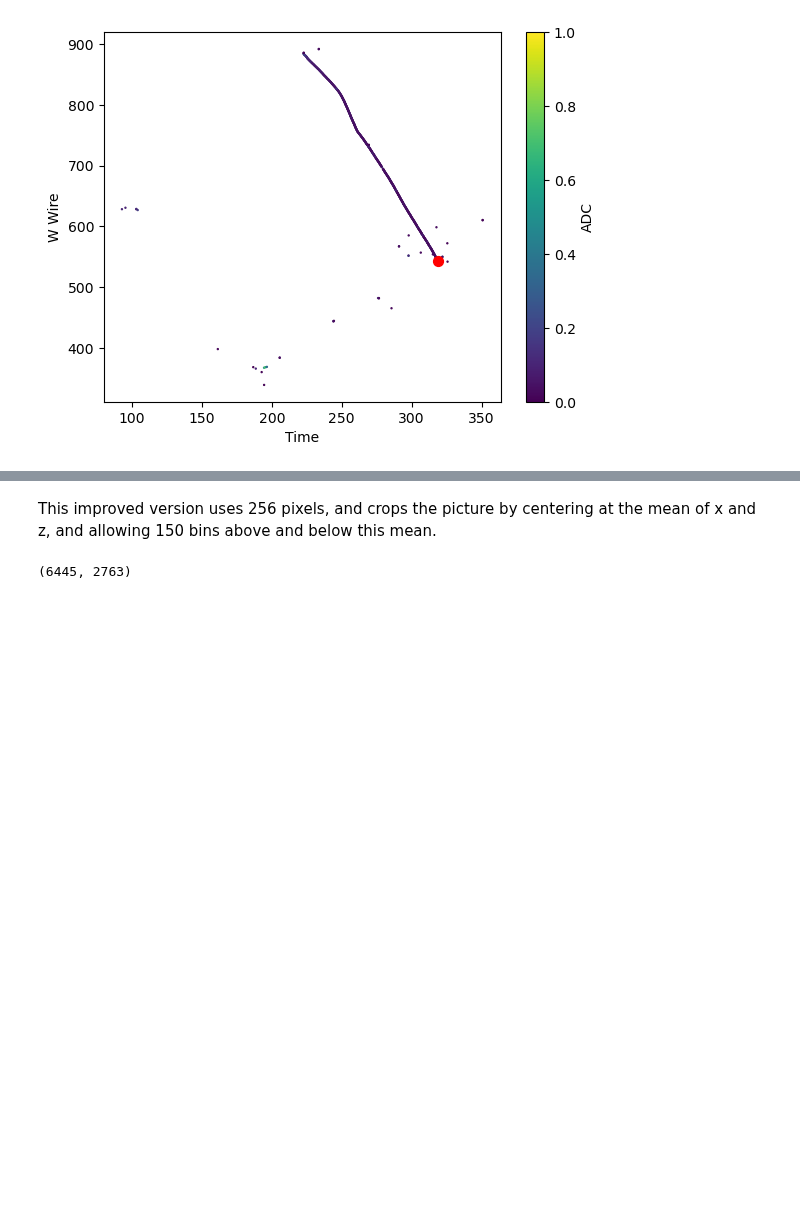
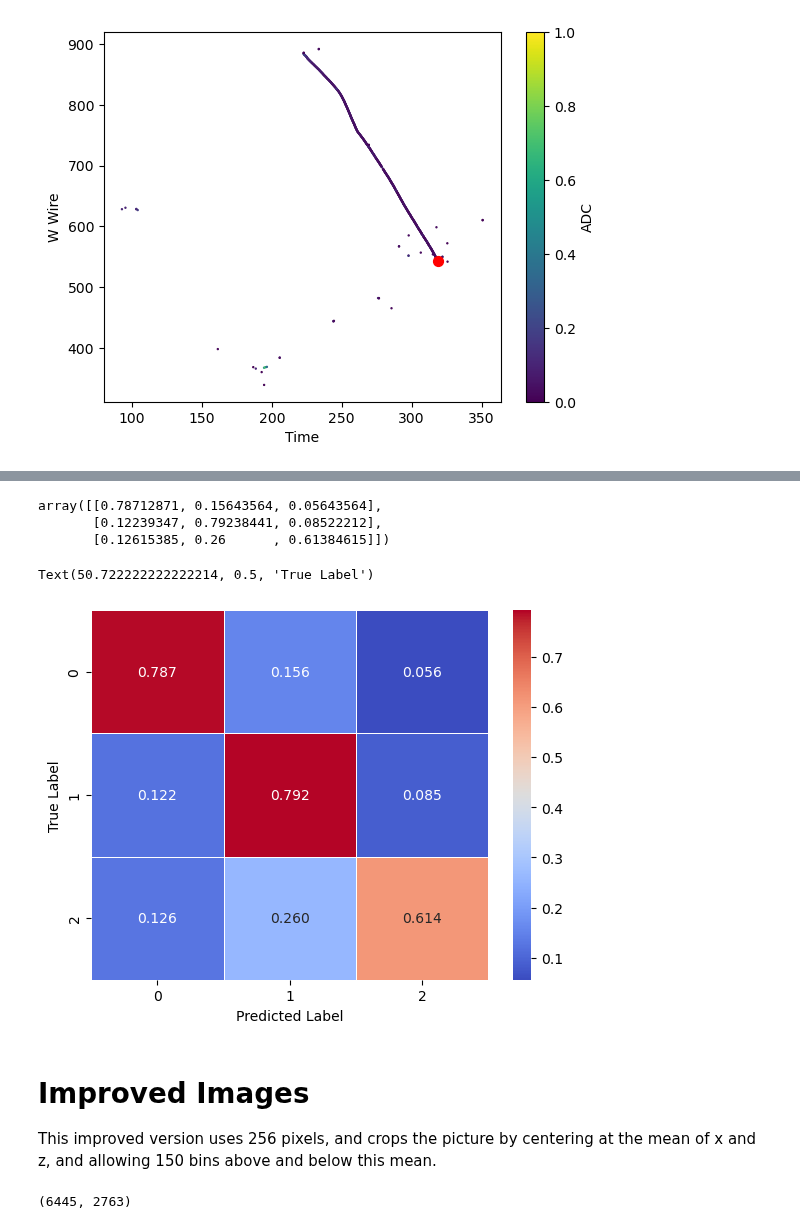
Before and after one commit to mohummudh/neutrinos-dune, a Jupyter notebook: mohammed/CNN/CNN.ipynb, the cells around one changed output, grey strips where cells are left out. Cells and saved outputs as stored; diff of their text form; code cells hidden in the pictures; blank space fills up the shorter version.

```diff
--- a/mohammed/CNN/CNN.ipynb
+++ b/mohammed/CNN/CNN.ipynb
@@ -155,4 +287,32 @@ def image():
+# %%
+from sklearn.metrics import confusion_matrix
+
+preds = []
+trut = []
+for i in range(0,n_images_to_check):
+    prediction = np.argmax(raw_predictions[i])
+    truth = np.argmax(y_test[i])
+    preds.append(prediction)
+    trut.append(truth)
+
+conf_matrix = confusion_matrix(trut, preds)
+conf_matrix_decimals = conf_matrix.astype('float') / conf_matrix.sum(axis=1)[:, np.newaxis]
+# %%
+conf_matrix_decimals
+# %% [output]
+array([[0.78712871, 0.15643564, 0.05643564],
+       [0.12239347, 0.79238441, 0.08522212],
+       [0.12615385, 0.26      , 0.61384615]])
+# %%
+import seaborn as sns
+heatmap = sns.heatmap(conf_matrix_decimals, annot=True, cmap='coolwarm', fmt=".3f", linewidths=.5, square=False)
+plt.xlabel('Predicted Label')
+plt.ylabel('True Label')
+# %% [output]
+Text(50.722222222222214, 0.5, 'True Label')
+[figure, added]
 # %% [markdown]
+# Improved Images
 This improved version uses 256 pixels, and crops the picture by centering at the mean of x and z, and allowing 150 bins above and below this mean.
 # %%
 #image creation 2
```
Also changed, not shown: parts of 57 cells of this notebook, 7 other files.
